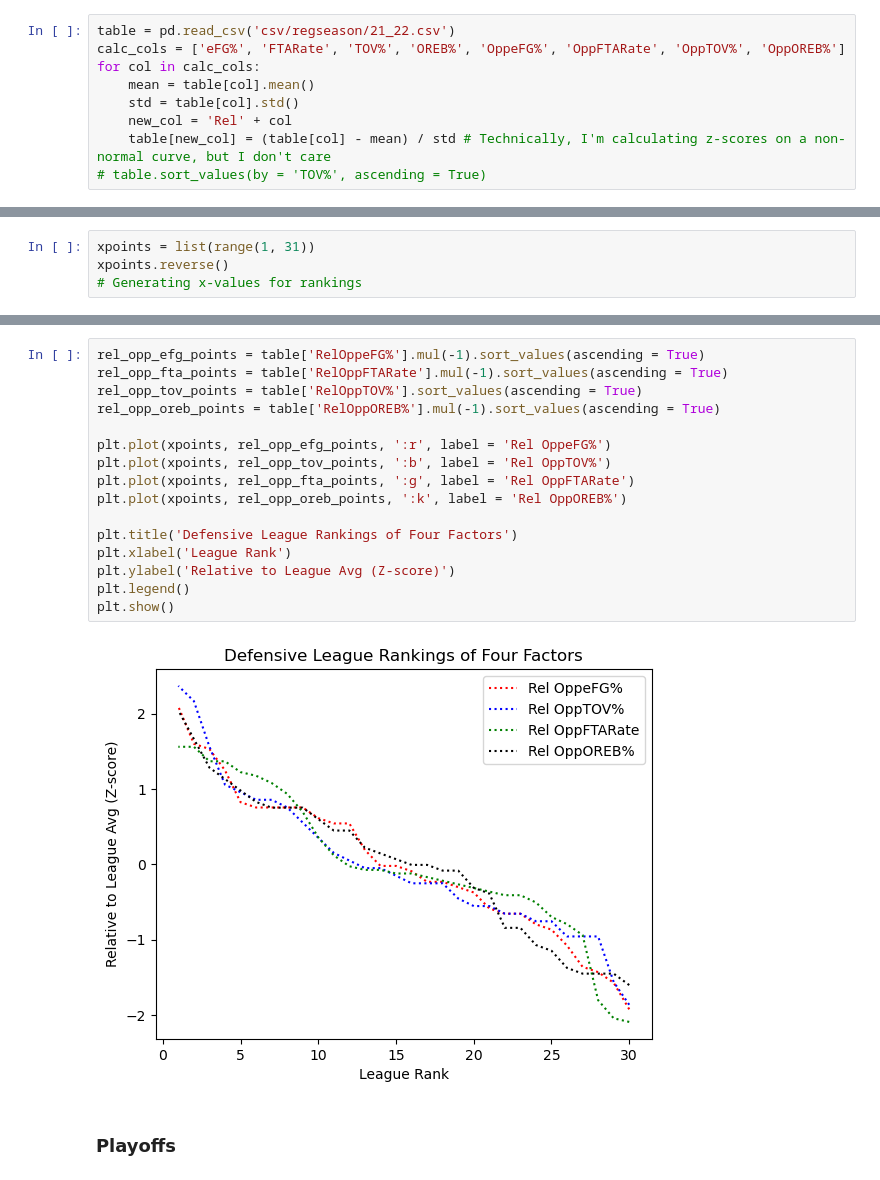
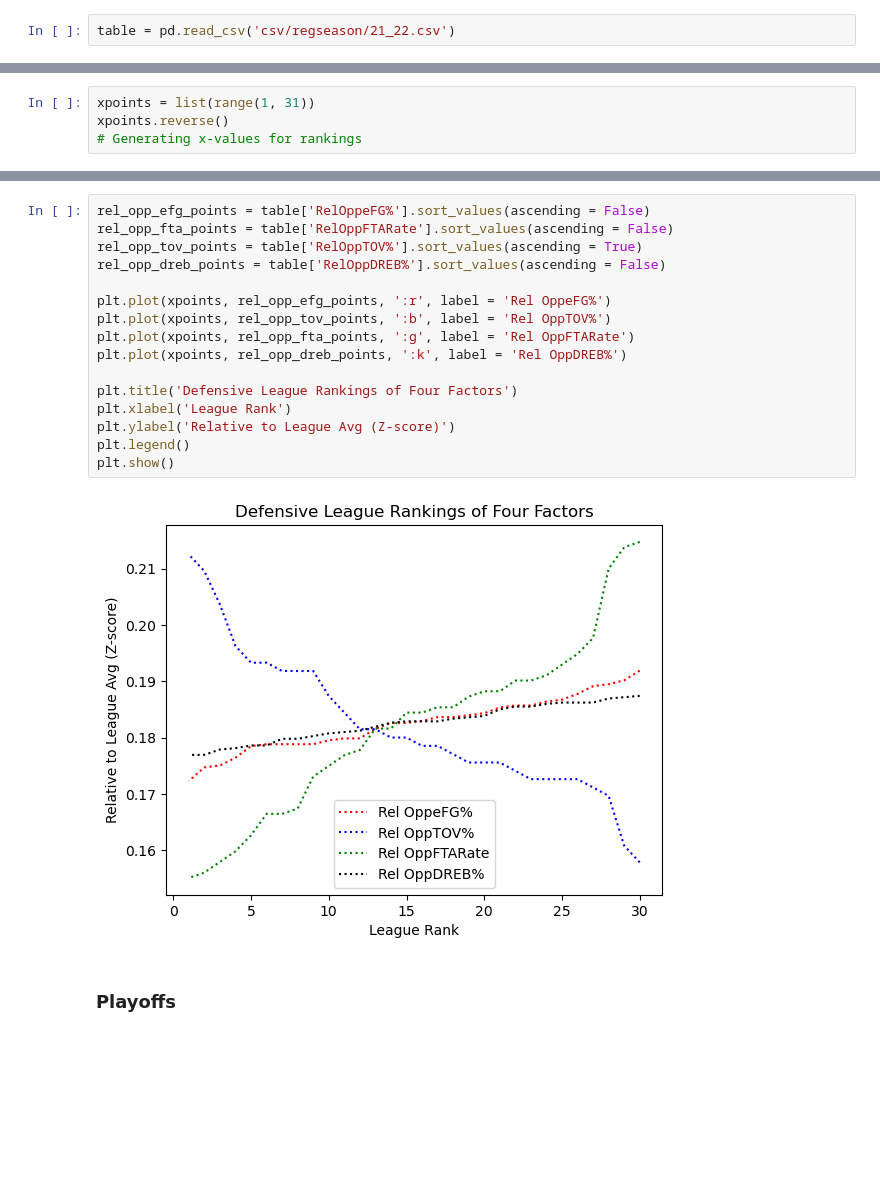
Before and after one commit to shrianshChari/nba-predict, a Jupyter notebook: getting_csv.ipynb, the cells around one changed output, grey strips where cells are left out. Saved outputs shown, nothing was run; the diff lists cells and outputs as text; blank space fills up the shorter version.

```diff
--- a/getting_csv.ipynb
+++ b/getting_csv.ipynb
@@ -74,9 +112,2 @@ for year in range(1998, 2022 + 1):
 # %%
 table = pd.read_csv('csv/regseason/21_22.csv')
-calc_cols = ['eFG%', 'FTARate', 'TOV%', 'OREB%', 'OppeFG%', 'OppFTARate', 'OppTOV%', 'OppOREB%']
-for col in calc_cols:
-    mean = table[col].mean()
-    std = table[col].std()
-    new_col = 'Rel' + col
-    table[new_col] = (table[col] - mean) / std # Technically, I'm calculating z-scores on a non-normal curve, but I don't care
-# table.sort_values(by = 'TOV%', ascending = True)
@@ -163,21 +196,21 @@ plt.show()
 # %%
-rel_opp_efg_points = table['RelOppeFG%'].mul(-1).sort_values(ascending = True)
-rel_opp_fta_points = table['RelOppFTARate'].mul(-1).sort_values(ascending = True)
+rel_opp_efg_points = table['RelOppeFG%'].sort_values(ascending = False)
+rel_opp_fta_points = table['RelOppFTARate'].sort_values(ascending = False)
 rel_opp_tov_points = table['RelOppTOV%'].sort_values(ascending = True)
-rel_opp_oreb_points = table['RelOppOREB%'].mul(-1).sort_values(ascending = True)
+rel_opp_dreb_points = table['RelOppDREB%'].sort_values(ascending = False)
 
 plt.plot(xpoints, rel_opp_efg_points, ':r', label = 'Rel OppeFG%')
 plt.plot(xpoints, rel_opp_tov_points, ':b', label = 'Rel OppTOV%')
 plt.plot(xpoints, rel_opp_fta_points, ':g', label = 'Rel OppFTARate')
-plt.plot(xpoints, rel_opp_oreb_points, ':k', label = 'Rel OppOREB%')
+plt.plot(xpoints, rel_opp_dreb_points, ':k', label = 'Rel OppDREB%')
 
 plt.title('Defensive League Rankings of Four Factors')
 plt.xlabel('League Rank')
 plt.ylabel('Relative to League Avg (Z-score)')
 plt.legend()
 plt.show()
 # %% [output]
-[figure, old version]
+[figure, new version]
 # %% [markdown]
 ### Playoffs
 # %%
```
Also changed, not shown: parts of 48 cells of this notebook, 1 other file.
